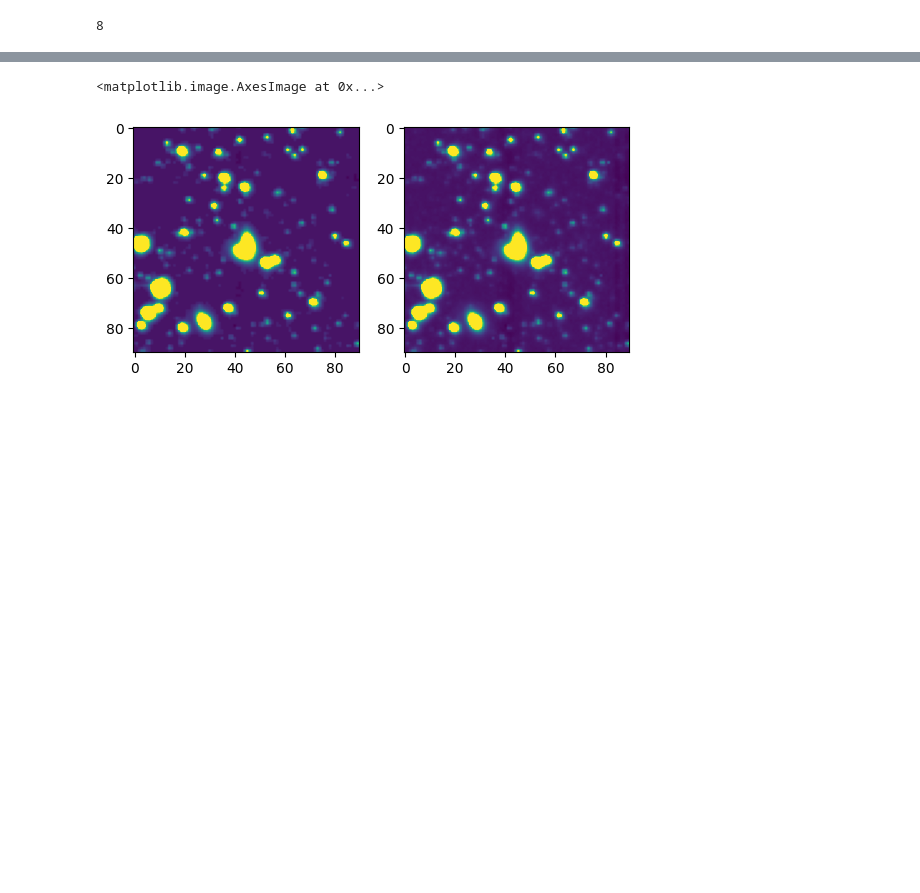
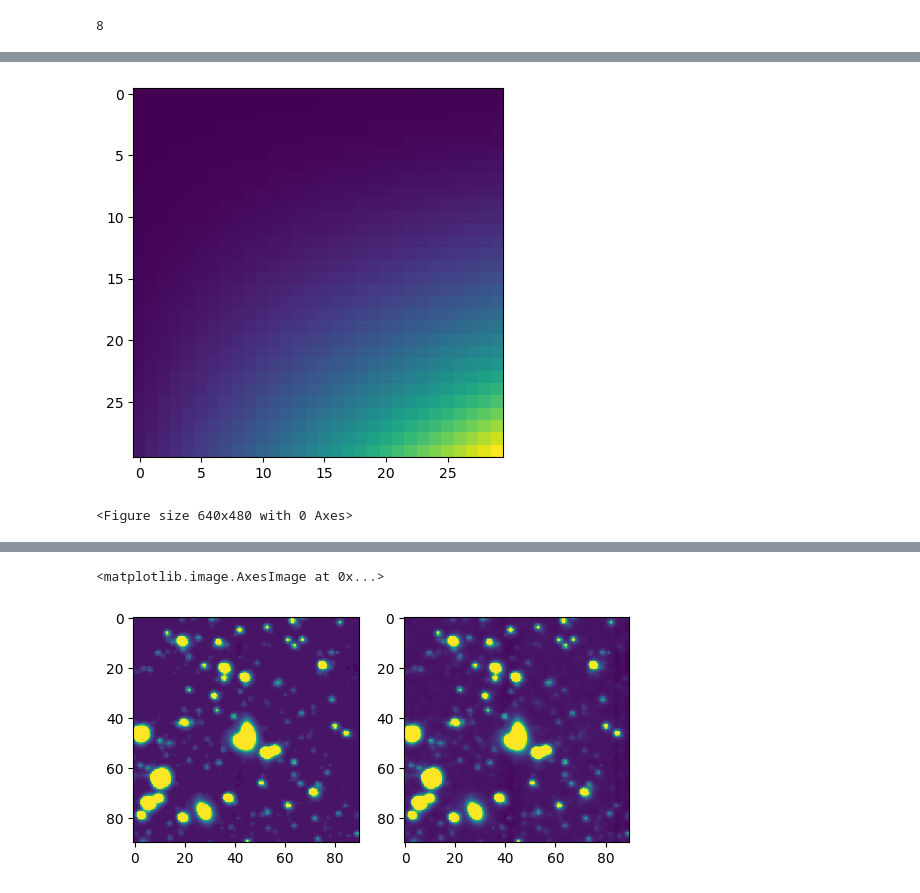
Before and after one commit to CheerfulUser/TESSreduce, a Jupyter notebook: development/test_statistics_range.ipynb, the cells around one changed output, grey strips where cells are left out. Cells and saved outputs as stored; diff of their text form; code cells hidden in the pictures; blank space fills up the shorter version.

```diff
--- a/development/test_statistics_range.ipynb
+++ b/development/test_statistics_range.ipynb
@@ -75,0 +290,20 @@ for i in range(max_reg+1):
+# %%
+flux = tess.bkg[1000]
+size = 90
+sx, sy = flux.shape
+X, Y = np.ogrid[0:sx, 0:sy]
+regions = sy//size * (X//size) + Y//size
+max_reg = np.max(regions)
+
+clip = np.zeros_like(flux)
+for i in range(max_reg+1):
+    rx,ry = np.where(regions == i)
+    cut = flux[ry,rx].reshape(size,size)
+    x, y = np.meshgrid(np.arange(0,size), np.arange(0,size))
+    parameters, covariance = curve_fit(function, [y.ravel(),x.ravel()], cut.ravel())
+    z = function(np.array([y, x]), *parameters)
+    diff = (cut-z)#.ravel()
+    m,me, s = sigma_clipped_stats(diff,maxiters=5)
+    cut_ind = np.where((diff >= (me+2*s)) |
+                       (diff <= (me-2*s)))
+    #clip[rx[cut_ind[0]],ry[cut_ind[0]]] = 1
@@ -75,0 +353,56 @@ for i in range(max_reg+1):
+# %%
+import numpy as np
+from scipy.optimize import curve_fit
+from mpl_toolkits.mplot3d import Axes3D
+import matplotlib.pyplot as plt
+
+
+# test function
+def function(data, a, b, c):
+    x = data[0]
+    y = data[1]
+    return a * (x**b) * (y**c)
+
+# setup test data
+raw_data = [2.0, 2.0, 2.0], [1.5, 1.5, 1.5], [0.5, 0.5, 0.5],[3.0, 2.0, 1.0], [3.0, 2.0, 1.0],\
+       [3.0, 2.0, 1.0], [2.4, 2.5, 2.2], [2.4, 3.0, 2.5], [4.0, 3.3, 8.0]
+
+# convert data into proper format
+x_data = []
+y_data = []
+z_data = []
+for item in raw_data:
+    x_data.append(item[0])
+    y_data.append(item[1])
+    z_data.append(item[2])
+
+# get fit parameters from scipy curve fit
+
+parameters, covariance = curve_fit(function, [np.arange(0,90), y_data], z_data)
+
+# create surface function model
+# setup data points for calculating surface model
+model_x_data = np.linspace(min(x_data), max(x_data), 30)
+model_y_data = np.linspace(min(y_data), max(y_data), 30)
+# create coordinate arrays for vectorized evaluations
+X, Y = np.meshgrid(model_x_data, model_y_data)
+# calculate Z coordinate array
+Z = function(np.array([X, Y]), *parameters)
+plt.figure()
+plt.imshow(Z)
+# setup figure object
+fig = plt.figure()
+# setup 3d object
+ax = Axes3D(fig)
+# plot surface
+ax.plot_surface(X, Y, Z)
+# plot input data
+ax.scatter(x_data, y_data, z_data, color='red')
+# set plot descriptions
+ax.set_xlabel('X data')
+ax.set_ylabel('Y data')
+ax.set_zlabel('Z data')
+plt.show()
+# %% [output]
+[figure, added]
+<Figure size 640x480 with 0 Axes>
```
Also changed, not shown: parts of 35 cells of this notebook, 2 other files.
